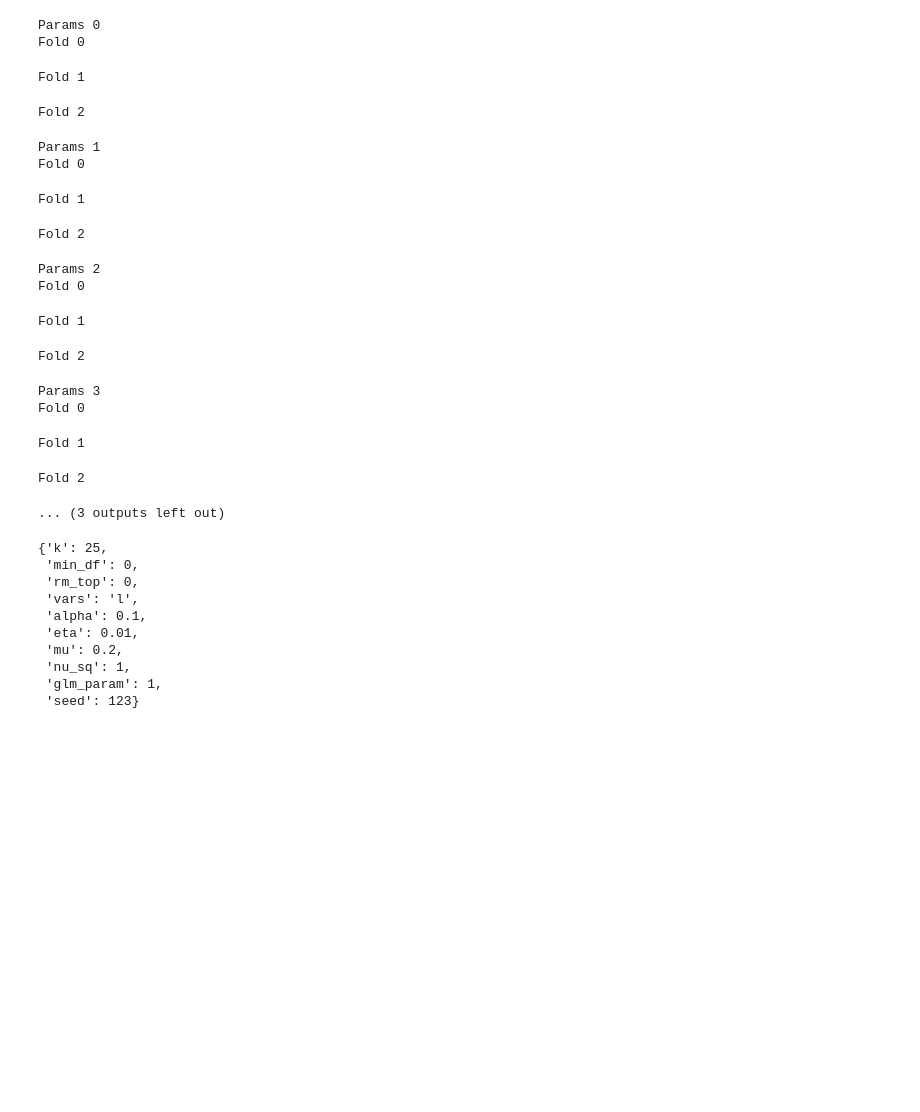
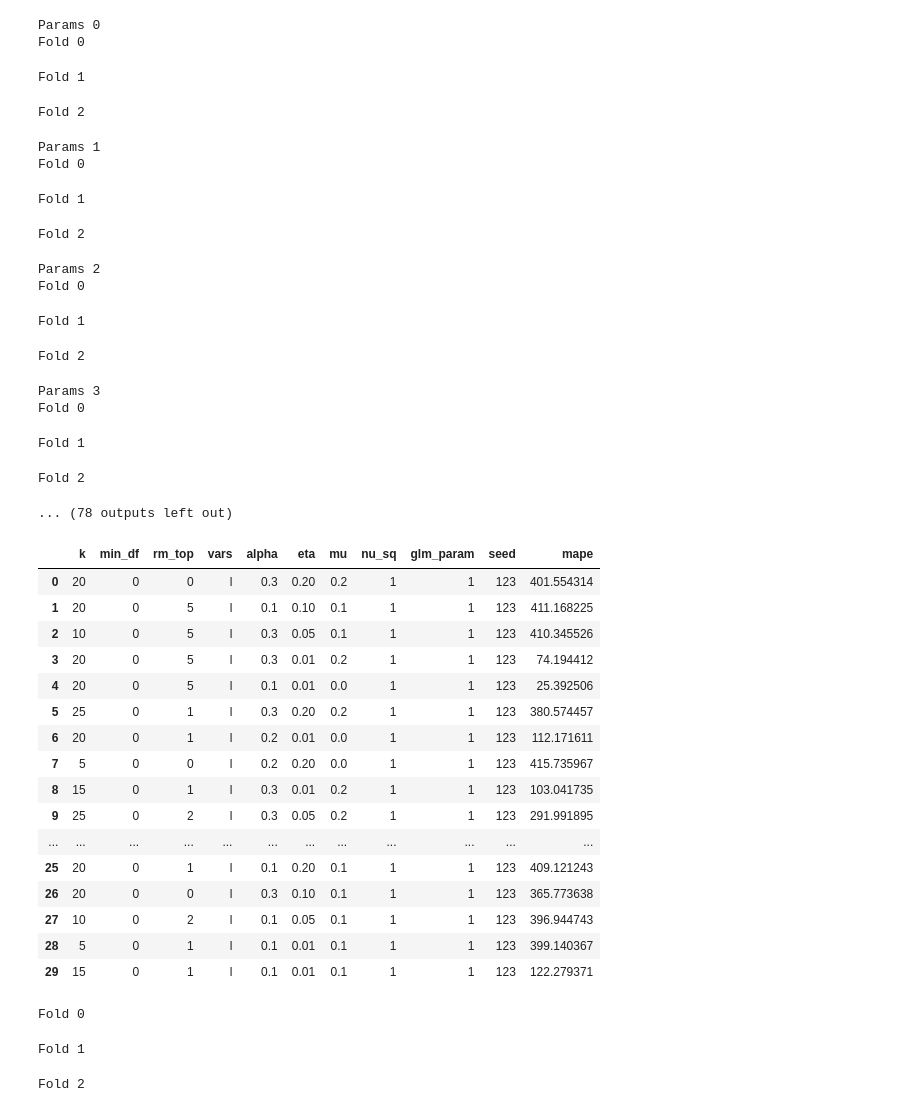
Before and after one commit to jzmujdzin/topic-modelling-citation-prediction, a Jupyter notebook: slda.ipynb, the cells around one changed output. Saved outputs shown, nothing was run; the diff lists cells and outputs as text; code cells hidden in the pictures; blank space fills up the shorter version.

Commit message:
add model

```diff
--- a/slda.ipynb
+++ b/slda.ipynb
@@ -18,15 +18,40 @@ def preprocess_text(text: str):
     return " ".join(
         [
             stemmer.stem(word)
+            if len(word) > 2
+            and word
+            not in [
+                "uni",
+                "uni uni",
+                "uni uni uni",
+                "ieee",
+                "doi",
+                "vextendsingl",
+                "http",
+                "https",
+                "vextenddoubl",
+                "parenrightbig",
+                "parenleftbig",
+            ]
+            else ""
             for word in tokenizer.tokenize(
-                " ".join([re.sub(r"\s+", " ", word) for word in text.split()])
+                " ".join(
+                    [
+                        re.sub(
+                            r"(\${1,2})(?:(?!\1)[\s\S])*\1",
+                            " ",
+                            re.sub(r"[\s\d]+", " ", word),
+                        )
+                        for word in text.split()
+                    ]
+                )
             )
         ]
     )
 # %%
 data_path = Path.cwd() /  "findal_df.json"
 # %%
-df = pd.read_json(data_path).dropna(subset="text")
+df = pd.read_json(data_path).dropna(subset=["text"])
 # %%
 df['text_pp'] = df['text'].apply(lambda x: preprocess_text(x))
 # %%
@@ -105,9 +130,9 @@ def hypreropt(
 hyper_params = dict(
     k=[5, 10, 15, 20, 25],  # number of topics
     min_df=[0],  # DF of tokens to be removed "from the bottom"
-    rm_top=[0],  # how many tokens should be removed "from the top"
+    rm_top=[0, 1, 2, 5],  # how many tokens should be removed "from the top"
     vars=["l"],  # indicate binary response variable
-    alpha=[0.1],
+    alpha=[0.1, 0.2, 0.3],
     eta=[0.01, 0.05, 0.1, 0.2],
     mu=[0, 0.1, 0.2],
     nu_sq=[1],
@@ -118,7 +143,7 @@ hyper_params = dict(
 X = df["text_pp"]
 y = df["citations"]
 # %%
-results = hypreropt(X, y, hyper_params, 5)
+results = hypreropt(X, y, hyper_params, 30)
 # %% [output]
 Params 0
 Fold 0
@@ -136,7 +161,27 @@ Params 3
 Fold 0
 Fold 1
 Fold 2
-... (3 outputs left out)
+... (78 outputs left out)
 # %%
 result_df = pd.DataFrame(results)
+# %%
+result_df
+# %% [output]
+|  | k | min_df | rm_top | vars | alpha | eta | mu | nu_sq | glm_param | seed | mape |
+| 0 | 20 | 0 | 0 | l | 0.3 | 0.20 | 0.2 | 1 | 1 | 123 | 401.554314 |
+| 1 | 20 | 0 | 5 | l | 0.1 | 0.10 | 0.1 | 1 | 1 | 123 | 411.168225 |
+| 2 | 10 | 0 | 5 | l | 0.3 | 0.05 | 0.1 | 1 | 1 | 123 | 410.345526 |
+| 3 | 20 | 0 | 5 | l | 0.3 | 0.01 | 0.2 | 1 | 1 | 123 | 74.194412 |
+| 4 | 20 | 0 | 5 | l | 0.1 | 0.01 | 0.0 | 1 | 1 | 123 | 25.392506 |
+| 5 | 25 | 0 | 1 | l | 0.3 | 0.20 | 0.2 | 1 | 1 | 123 | 380.574457 |
+| 6 | 20 | 0 | 1 | l | 0.2 | 0.01 | 0.0 | 1 | 1 | 123 | 112.171611 |
+| 7 | 5 | 0 | 0 | l | 0.2 | 0.20 | 0.0 | 1 | 1 | 123 | 415.735967 |
+| 8 | 15 | 0 | 1 | l | 0.3 | 0.01 | 0.2 | 1 | 1 | 123 | 103.041735 |
+| 9 | 25 | 0 | 2 | l | 0.3 | 0.05 | 0.2 | 1 | 1 | 123 | 291.991895 |
+| ... | ... | ... | ... | ... | ... | ... | ... | ... | ... | ... | ... |
+| 25 | 20 | 0 | 1 | l | 0.1 | 0.20 | 0.1 | 1 | 1 | 123 | 409.121243 |
+| 26 | 20 | 0 | 0 | l | 0.3 | 0.10 | 0.1 | 1 | 1 | 123 | 365.773638 |
+| 27 | 10 | 0 | 2 | l | 0.1 | 0.05 | 0.1 | 1 | 1 | 123 | 396.944743 |
+| 28 | 5 | 0 | 1 | l | 0.1 | 0.01 | 0.1 | 1 | 1 | 123 | 399.140367 |
+| 29 | 15 | 0 | 1 | l | 0.1 | 0.01 | 0.1 | 1 | 1 | 123 | 122.279371 |
 # %%
@@ -150,16 +195,3 @@ best_model_params = {
     .items()
     if k != "mape"
 }
-# %%
-best_model_params
-# %% [output]
-{'k': 25,
- 'min_df': 0,
- 'rm_top': 0,
- 'vars': 'l',
- 'alpha': 0.1,
- 'eta': 0.01,
- 'mu': 0.2,
- 'nu_sq': 1,
- 'glm_param': 1,
- 'seed': 123}
@@ -165,0 +209,6 @@ best_model_params
+# %%
+best_model_cv_results = model_cross_validate(X, y, best_model_params)
+# %% [output]
+Fold 0
+Fold 1
+Fold 2
```
Also changed, not shown: parts of 8 cells of this notebook, 2 other files.
